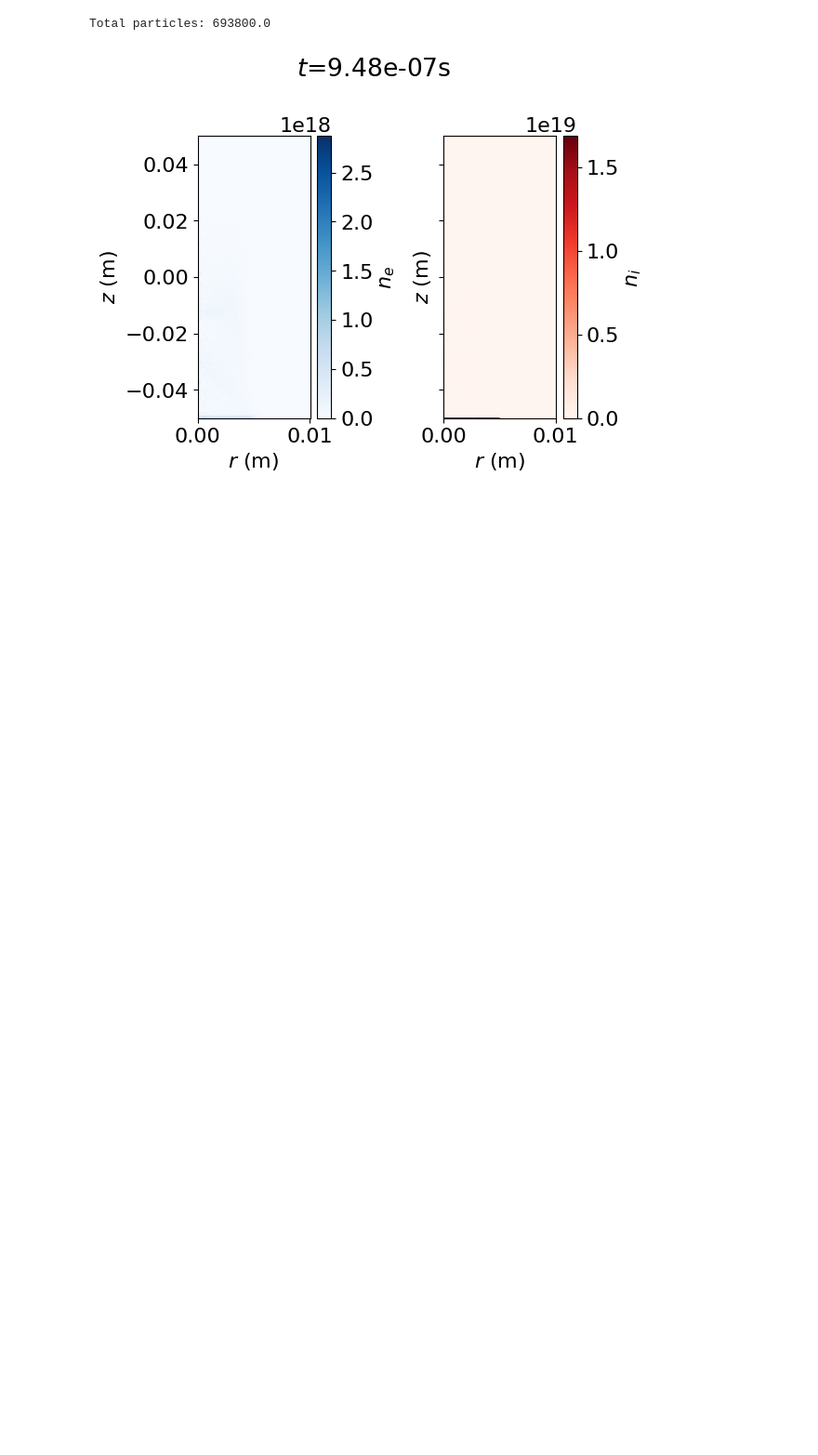
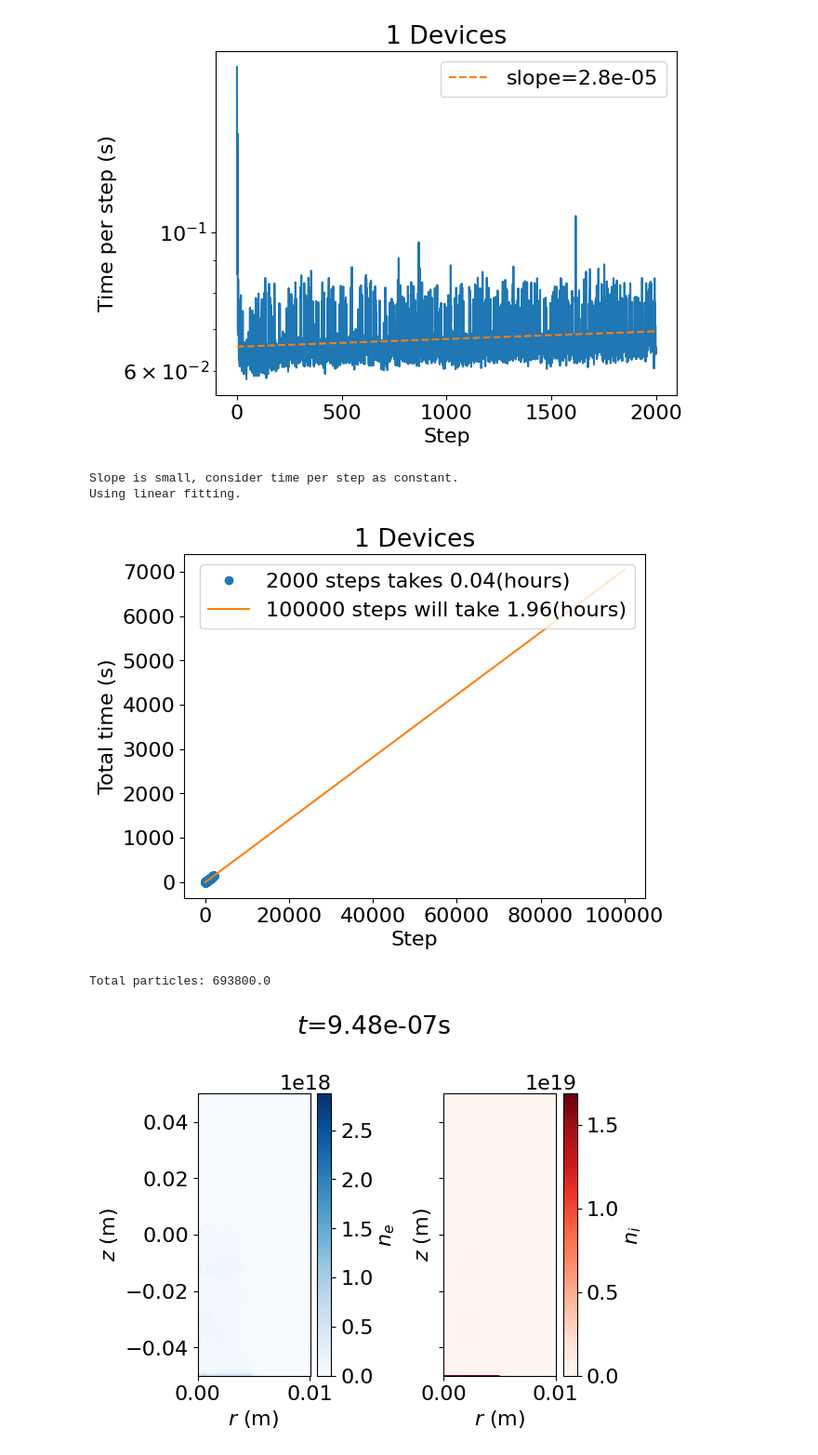
Before and after one commit to HuntFeng/magnetic-nozzle-warpx, a Jupyter notebook: analysis.ipynb, the cells around one changed output. Shown: that part at 93% size. Drawn from its saved outputs; the diff is of its cells as text; code cells hidden in the pictures; blank space fills up the shorter version.

Commit message:
improved post_processing plotting

```diff
--- a/analysis.ipynb
+++ b/analysis.ipynb
@@ -1,7 +1,14 @@
 # %%
 from post_processing import Analysis
 # %%
-analysis = Analysis("diags202312271650")
+analysis = Analysis("diags202312291112")
+# %%
+analysis.plot_time(total_step=100000)
+# %% [output]
+[figure, added]
+Slope is small, consider time per step as constant.
+Using linear fitting.
+[figure, added]
 # %%
 frame = -1
 for plot_type in ["slice", "line"]:
```
Also changed, not shown: parts of 1 cell of this notebook, 4 other files.
